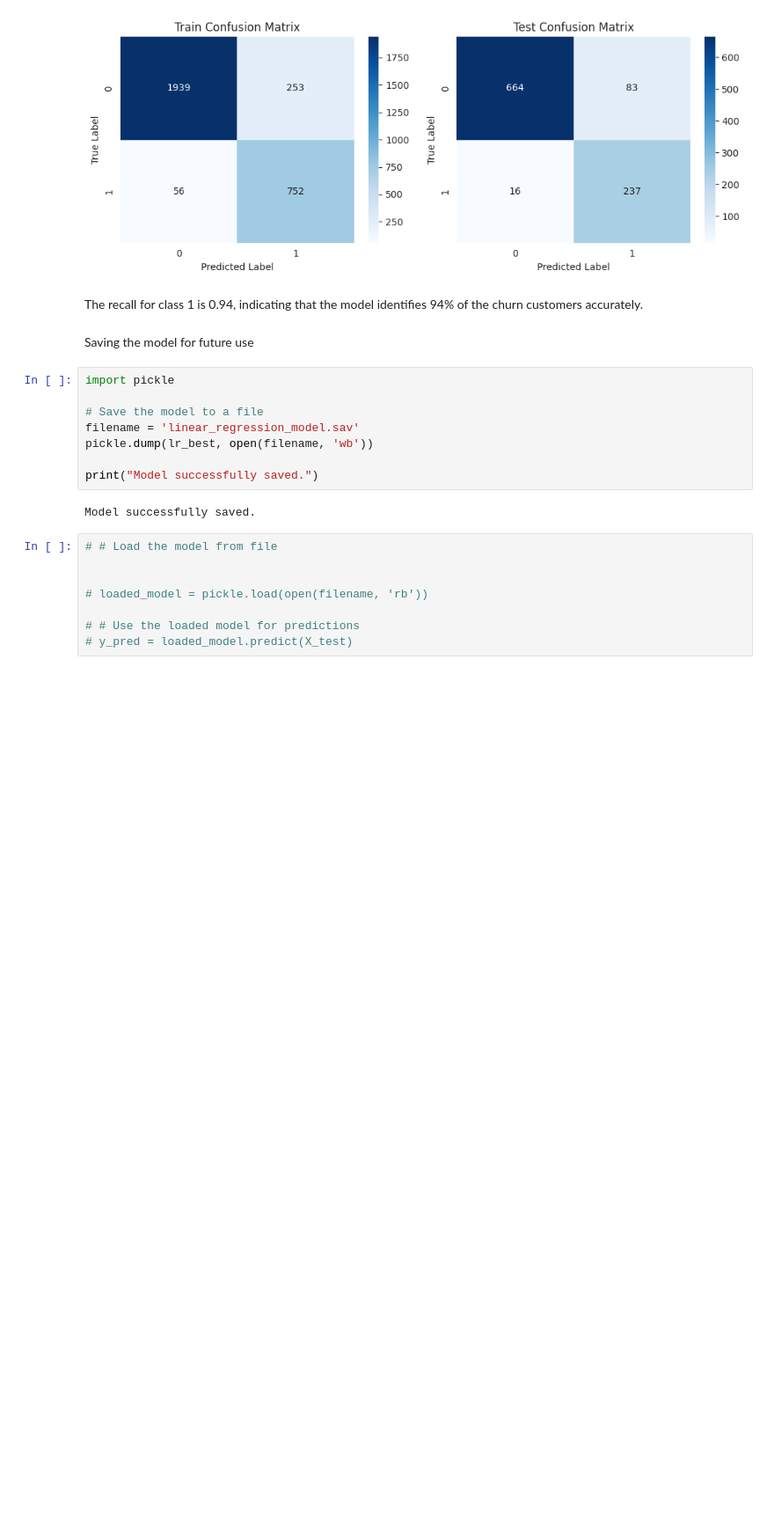
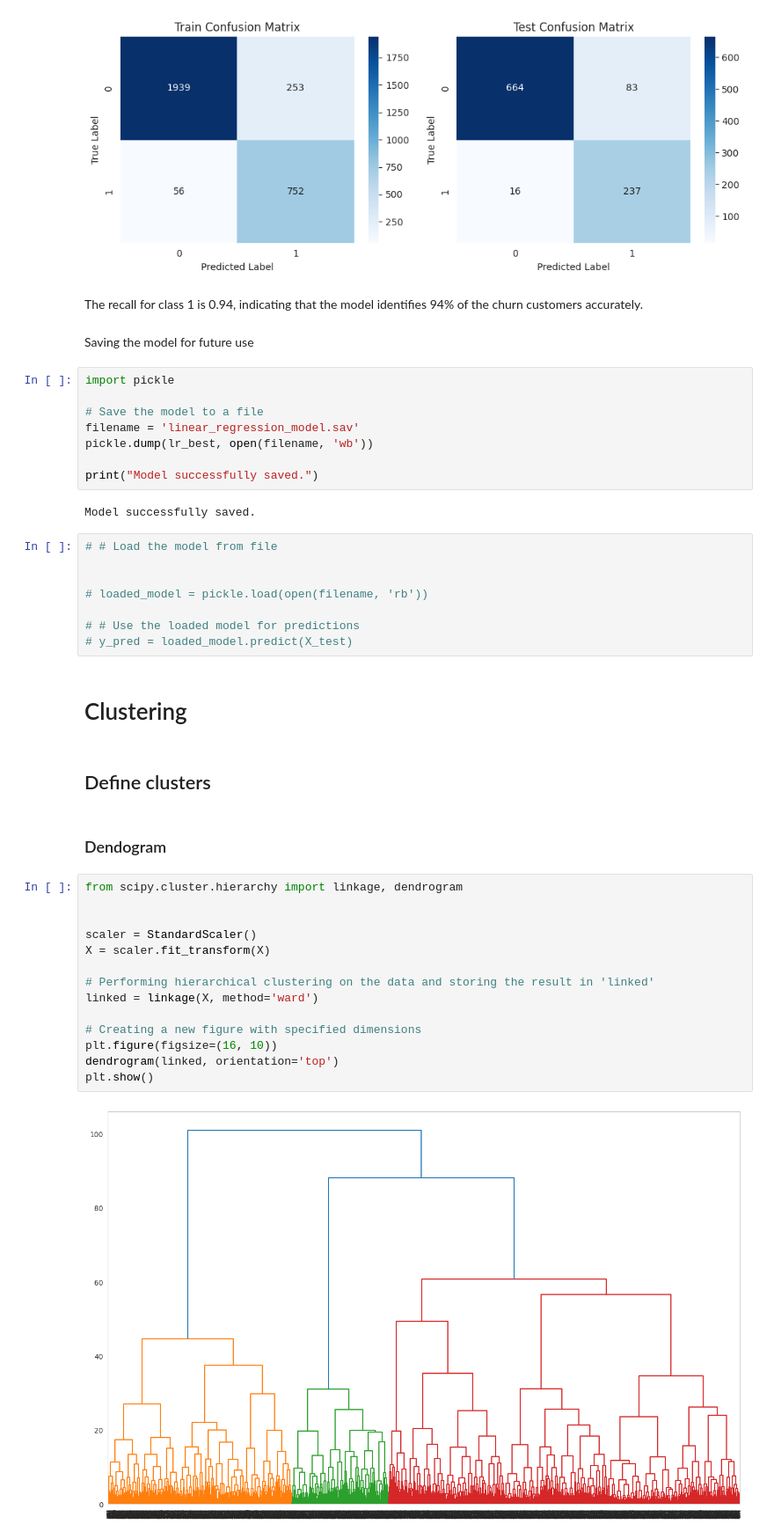
Before and after one commit to dkalenov/Gym-Customer-Churn-Prediction, a Jupyter notebook: Gym_Customer_Churn_Prediction.ipynb, the cells around one changed output. Shown at 88% size. Saved outputs shown, nothing was run; the diff lists cells and outputs as text; blank space fills up the shorter version.

Commit message:
Clustering

```diff
--- a/Gym_Customer_Churn_Prediction.ipynb
+++ b/Gym_Customer_Churn_Prediction.ipynb
@@ -1320,3 +1321,25 @@ Model successfully saved.
 
 # # Use the loaded model for predictions
 # y_pred = loaded_model.predict(X_test)
+# %% [markdown]
+# Clustering
+# %% [markdown]
+## Define clusters
+# %% [markdown]
+### Dendogram
+# %%
+from scipy.cluster.hierarchy import linkage, dendrogram
+
+
+scaler = StandardScaler()
+X = scaler.fit_transform(X)
+
+# Performing hierarchical clustering on the data and storing the result in 'linked'
+linked = linkage(X, method='ward')
+
+# Creating a new figure with specified dimensions
+plt.figure(figsize=(16, 10))
+dendrogram(linked, orientation='top')
+plt.show()
+# %% [output]
+[figure, added]
```
Also changed, not shown: parts of 34 cells of this notebook.
